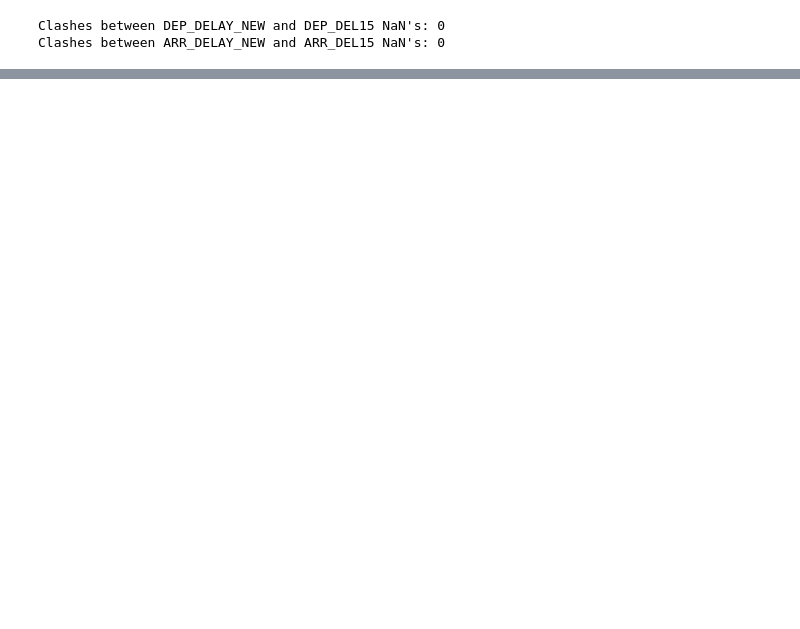
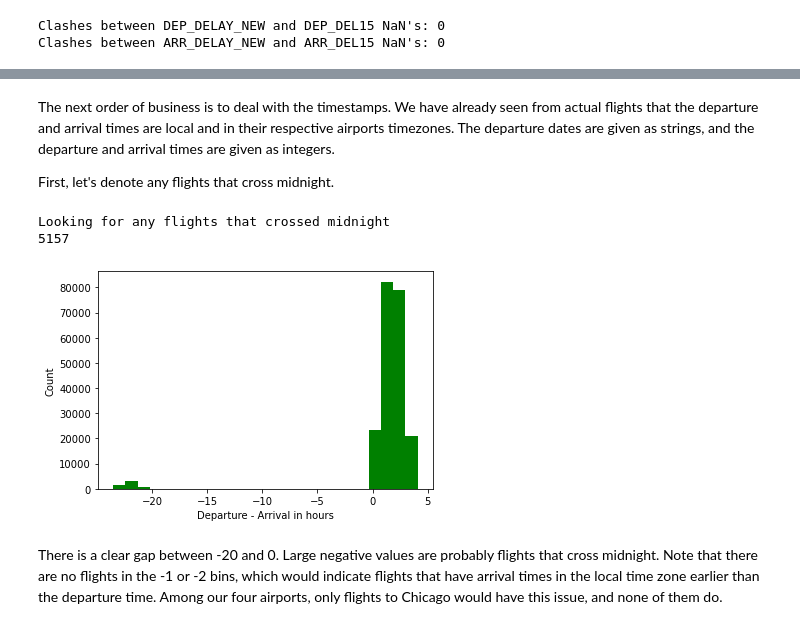
Before and after one commit to BarrettNB/Springboard, a Jupyter notebook: Capstone_2--Airport_weather/Steps_2-3_DataWrangling_EDA_1b_Flights.ipynb, the cells around one changed output, grey strips where cells are left out. Saved outputs shown, nothing was run; the diff lists cells and outputs as text; code cells hidden in the pictures; blank space fills up the shorter version.

Commit message:
MAJOR UPDATE--Replace analysis per day with analysis per flight

```diff
--- a/Capstone_2--Airport_weather/Steps_2-3_DataWrangling_EDA_1b_Flights.ipynb
+++ b/Capstone_2--Airport_weather/Steps_2-3_DataWrangling_EDA_1b_Flights.ipynb
@@ -176,0 +134,7 @@ dtype: int64
+# %%
+# Choose our airports and filter the dataset. The flights depart from and arrive at one of these airports.
+AIRPORTS = ['ATL','JFK','ORD','MIA']
+flights = flights[(flights.ORIGIN.isin(AIRPORTS)) & (flights.DEST.isin(AIRPORTS))]
+flights.reset_index(inplace=True)
+n = len(flights)
+print(n)
@@ -176,0 +148,5 @@ dtype: int64
+# %%
+# Clean the dataframe.
+flights.drop(['index','YEAR','MONTH','DAY_OF_MONTH','DAY_OF_WEEK','OP_UNIQUE_CARRIER',
+              'OP_CARRIER_FL_NUM','ORIGIN_CITY_NAME','DEST_CITY_NAME', 'Unnamed: 23'], axis=1, inplace=True)
+print("Existing NaNs:\n" + str(flights.isna().sum()))
@@ -431,0 +217,6 @@ Total runtime: --- 22.46 minutes ---
+# %%
+# See if there is any difference between weather delays on the departure and arrival end.
+print(flights.WeatherDelayed.value_counts()[1])
+print((flights.WeatherDelayed * flights.ARR_DEL15).value_counts()[1])
+print((flights.WeatherDelayed * flights.DEP_DEL15).value_counts()[1]) #All three the same.
+flights.drop(['ARR_DEL15','DEP_DEL15'], axis=1, inplace=True)
@@ -431,0 +266,32 @@ Total runtime: --- 22.46 minutes ---
+# %% [markdown]
+The next order of business is to deal with the timestamps. We have already
+seen from actual flights that the departure and arrival times are local and
+in their respective airports timezones. The departure dates are given as strings,
+and the departure and arrival times are given as integers.
+
+First, let's denote any flights that cross midnight.
+# %%
+# Convert midnight arrivals/departures to 0000 time.
+flights['CRS_DEP_TIME'][flights.CRS_DEP_TIME == 2400] = 0
+flights['CRS_ARR_TIME'][flights.CRS_ARR_TIME == 2400] = 0
+# %%
+print('Looking for any flights that crossed midnight')
+arrDepDiff = flights.CRS_ARR_TIME - flights.CRS_DEP_TIME
+print(len(flights[arrDepDiff < 0].index)) #5149 flights. Need more trimming.
+
+plt.figure()
+plt.hist(arrDepDiff/100, bins=25, color='g', align='left')
+plt.xlabel('Departure - Arrival in hours')
+plt.ylabel('Count')
+if save_data:
+    plt.savefig(r'D:\Springboard_DataSci\Assignments\Capstone_2--Airport_weather\figures\OvernightTimes.png')
+plt.show()
+# %% [output]
+Looking for any flights that crossed midnight
+5157
+[figure, added]
+# %% [markdown]
+There is a clear gap between -20 and 0. Large negative values are probably flights that cross
+midnight. Note that there are no flights in the -1 or -2 bins, which would indicate flights that have
+arrival times in the local time zone earlier than the departure time. Among our four airports, only flights
+to Chicago would have this issue, and none of them do.
```
Also changed, not shown: parts of 48 cells of this notebook, 3 other files.
